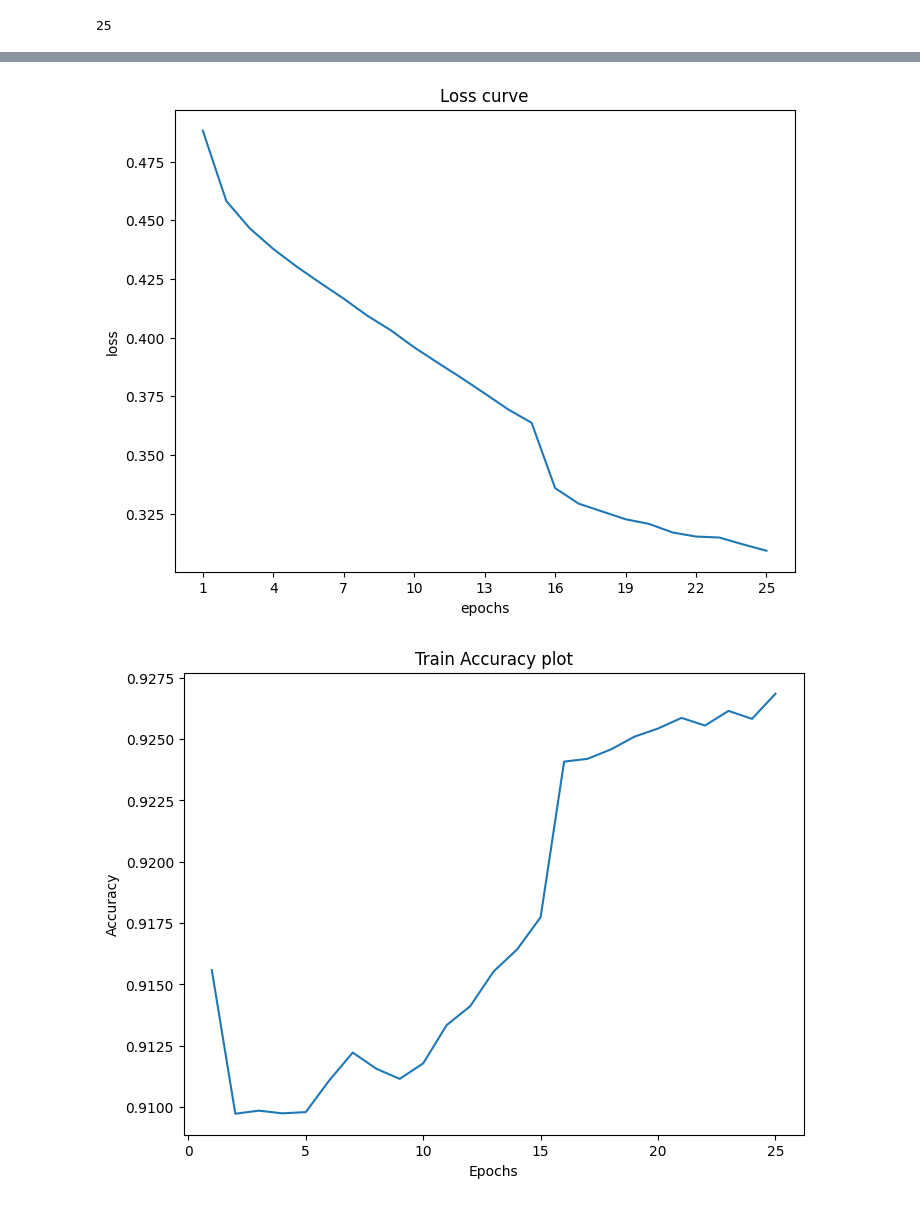
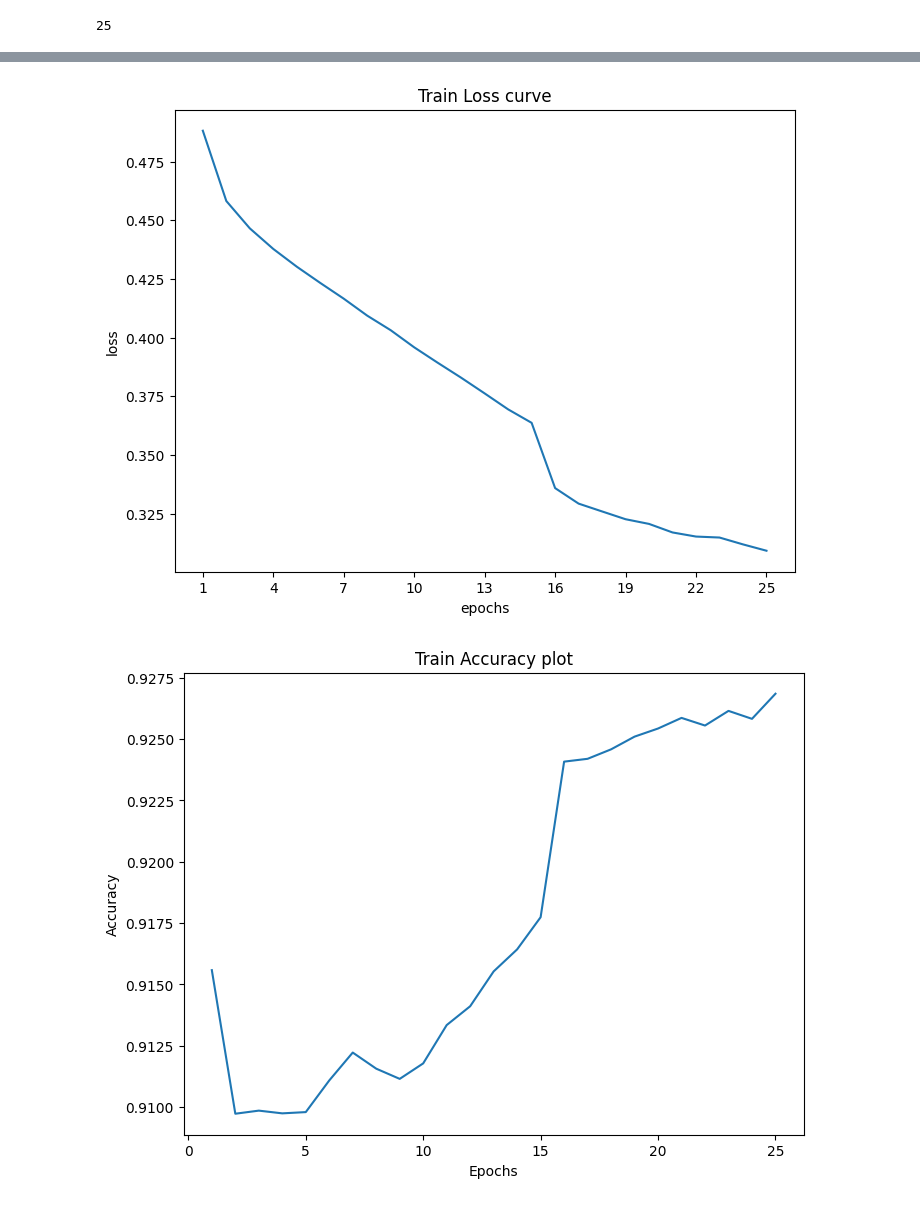
Before and after one commit to Anskira/Predicting-the-pathogenecity-of-genetic-variants, a Jupyter notebook: Notebooks/model_training_2.ipynb, the cells around one changed output, grey strips where cells are left out. Saved outputs shown, nothing was run; the diff lists cells and outputs as text; code cells hidden in the pictures.

```diff
--- a/Notebooks/model_training_2.ipynb
+++ b/Notebooks/model_training_2.ipynb
@@ -403,19 +417,19 @@ train_result = pd.read_csv('train_results_3.csv')
 # %%
 #plotting loss curve for training
 
 x = np.arange(1,26)
 y = train_result['loss']
 
 plt.figure(figsize=(8,6))
 plt.xlabel('epochs')
 plt.ylabel('loss')
-plt.title('Loss curve')
+plt.title('Train Loss curve')
 plt.xticks(np.arange(1,42,3))
-plt.plot(x, y, label='Loss curve')
+plt.plot(x, y, label='Train Loss curve')
 plt.savefig('plots/Train loss curve_2.png')
 plt.show()
 # %% [output]
-[figure, old version]
+[figure, new version]
 # %%
 #plotting the accuracy curve
 
```
Also changed, not shown: parts of 14 cells of this notebook, 5 other files.
